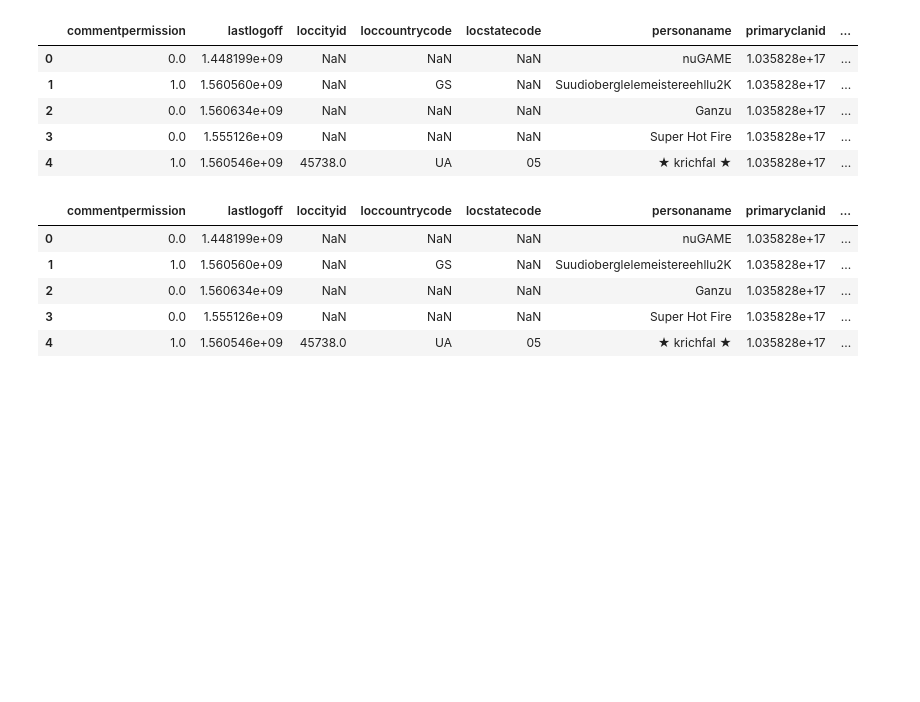
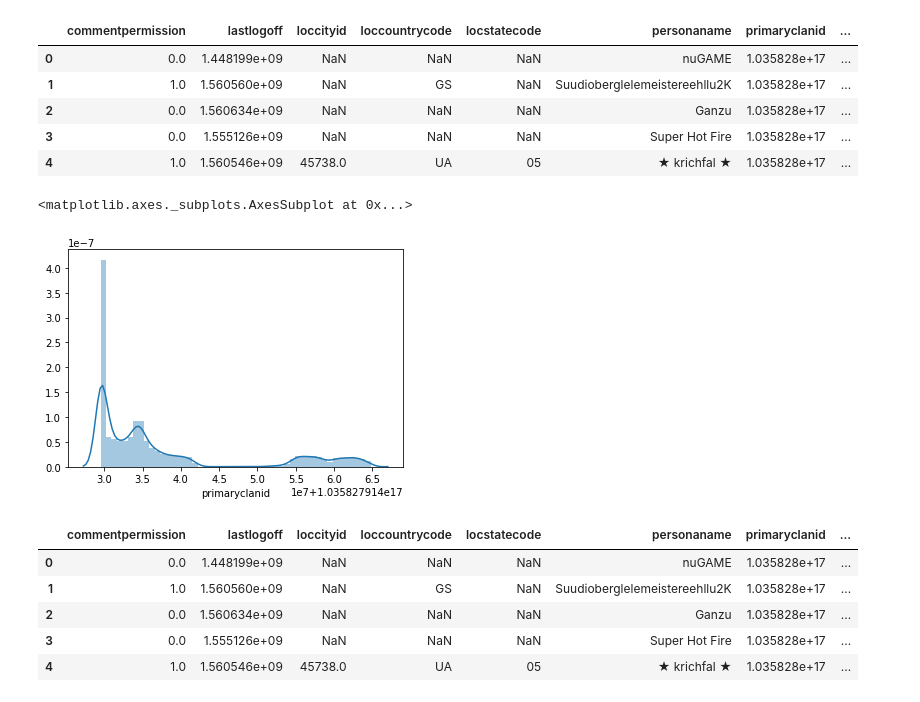
Before and after one commit to chmartin/SteamCommunity, a Jupyter notebook: Study_player_info.ipynb, the cells around one changed output. Cells and saved outputs as stored; diff of their text form; code cells hidden in the pictures; blank space fills up the shorter version.

```diff
--- a/Study_player_info.ipynb
+++ b/Study_player_info.ipynb
@@ -185,6 +185,11 @@ df.head()
 | 2 | 0.0 | 1.560634e+09 | NaN | NaN | NaN | Ganzu | 1.035828e+17 | ... |
 | 3 | 0.0 | 1.555126e+09 | NaN | NaN | NaN | Super Hot Fire | 1.035828e+17 | ... |
 | 4 | 1.0 | 1.560546e+09 | 45738.0 | UA | 05 | ★ krichfal ★ | 1.035828e+17 | ... |
+# %%
+sns.distplot(df['primaryclanid'])
+# %% [output]
+<matplotlib.axes._subplots.AxesSubplot at 0x...>
+[figure, added]
 # %%
 df['inClan'] = df['primaryclanid'].map(lambda x: 1 if x>1 else 0)
 # %%
```
